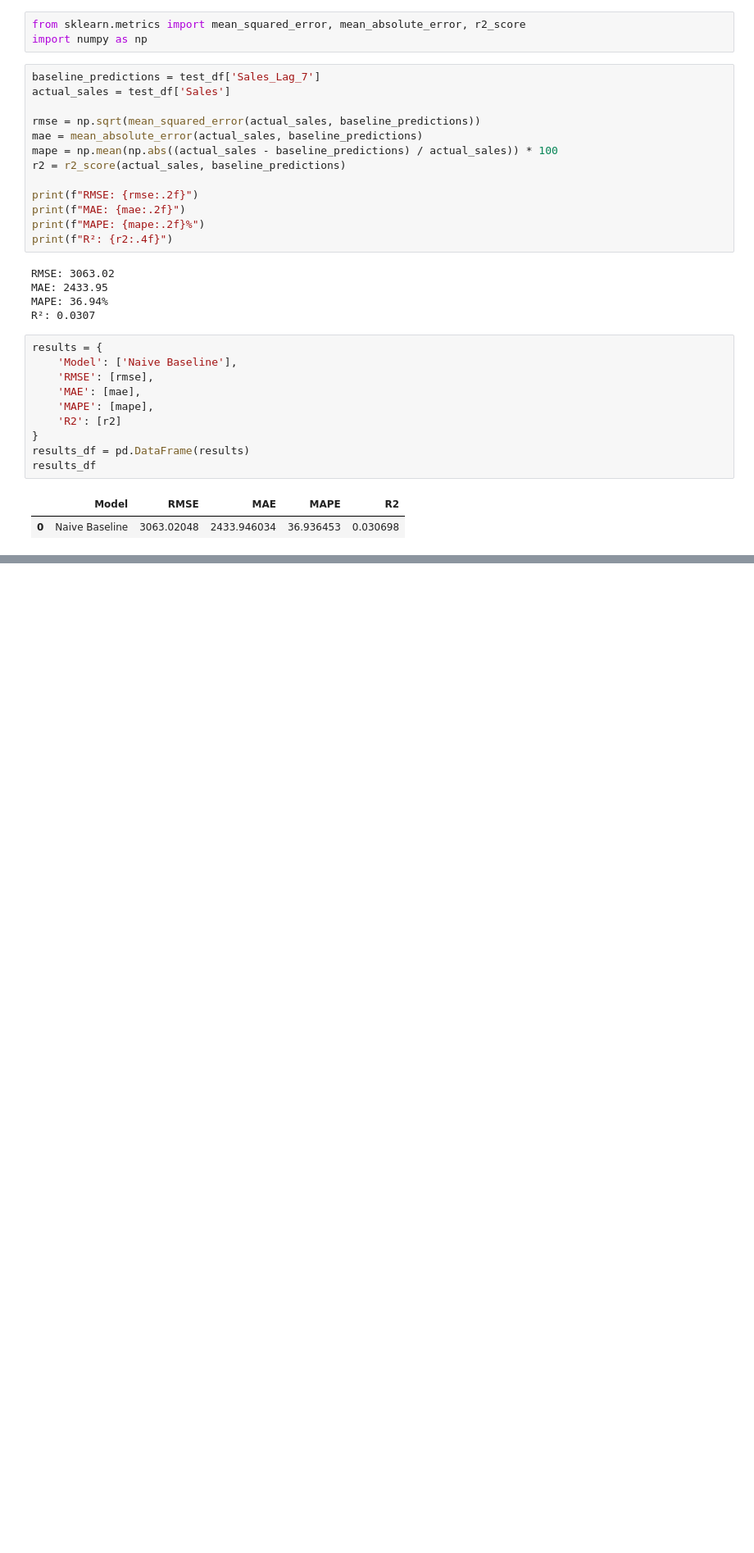
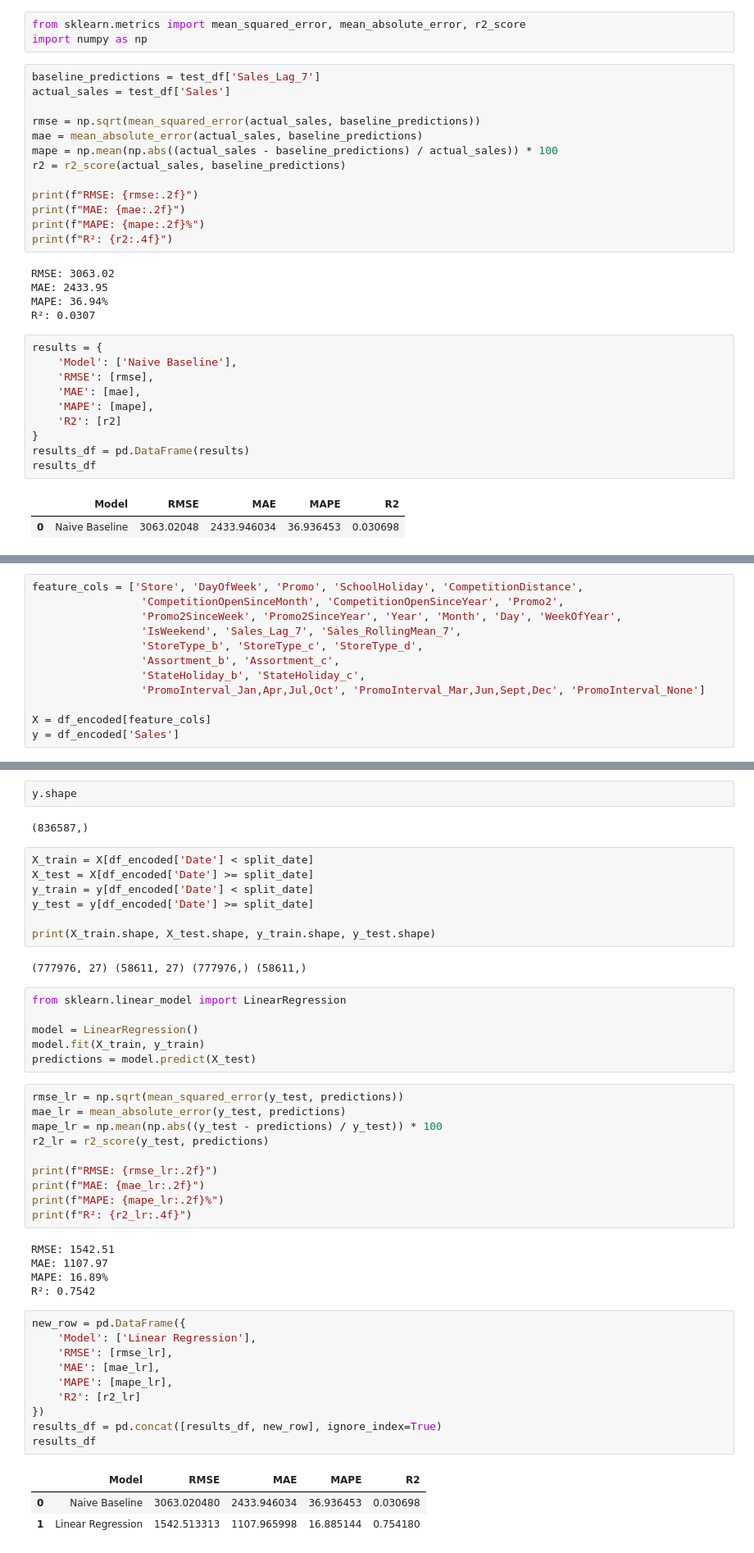
Before and after one commit to Sidhant-Jadhav/Sales_Prediction_Model, a Jupyter notebook: notebooks/exploration.ipynb, the cells around one changed output, grey strips where cells are left out. Shown at 82% size. Saved outputs shown, nothing was run; the diff lists cells and outputs as text; blank space fills up the shorter version.

Commit message:
Add categorical encoding and Linear Regression model with evaluation

```diff
--- a/notebooks/exploration.ipynb
+++ b/notebooks/exploration.ipynb
@@ -338,0 +362,12 @@ results_df
+# %%
+feature_cols = ['Store', 'DayOfWeek', 'Promo', 'SchoolHoliday', 'CompetitionDistance',
+                 'CompetitionOpenSinceMonth', 'CompetitionOpenSinceYear', 'Promo2',
+                 'Promo2SinceWeek', 'Promo2SinceYear', 'Year', 'Month', 'Day', 'WeekOfYear',
+                 'IsWeekend', 'Sales_Lag_7', 'Sales_RollingMean_7',
+                 'StoreType_b', 'StoreType_c', 'StoreType_d',
+                 'Assortment_b', 'Assortment_c',
+                 'StateHoliday_b', 'StateHoliday_c',
+                 'PromoInterval_Jan,Apr,Jul,Oct', 'PromoInterval_Mar,Jun,Sept,Dec', 'PromoInterval_None']
+
+X = df_encoded[feature_cols]
+y = df_encoded['Sales']
@@ -338,0 +378,48 @@ results_df
+# %%
+y.shape
+# %% [output]
+(836587,)
+# %%
+X_train = X[df_encoded['Date'] < split_date]
+X_test = X[df_encoded['Date'] >= split_date]
+y_train = y[df_encoded['Date'] < split_date]
+y_test = y[df_encoded['Date'] >= split_date]
+
+print(X_train.shape, X_test.shape, y_train.shape, y_test.shape)
+# %% [output]
+(777976, 27) (58611, 27) (777976,) (58611,)
+# %%
+from sklearn.linear_model import LinearRegression
+
+model = LinearRegression()
+model.fit(X_train, y_train)
+predictions = model.predict(X_test)
+# %%
+rmse_lr = np.sqrt(mean_squared_error(y_test, predictions))
+mae_lr = mean_absolute_error(y_test, predictions)
+mape_lr = np.mean(np.abs((y_test - predictions) / y_test)) * 100
+r2_lr = r2_score(y_test, predictions)
+
+print(f"RMSE: {rmse_lr:.2f}")
+print(f"MAE: {mae_lr:.2f}")
+print(f"MAPE: {mape_lr:.2f}%")
+print(f"R²: {r2_lr:.4f}")
+# %% [output]
+RMSE: 1542.51
+MAE: 1107.97
+MAPE: 16.89%
+R²: 0.7542
+# %%
+new_row = pd.DataFrame({
+    'Model': ['Linear Regression'],
+    'RMSE': [rmse_lr],
+    'MAE': [mae_lr],
+    'MAPE': [mape_lr],
+    'R2': [r2_lr]
+})
+results_df = pd.concat([results_df, new_row], ignore_index=True)
+results_df
+# %% [output]
+|  | Model | RMSE | MAE | MAPE | R2 |
+| 0 | Naive Baseline | 3063.020480 | 2433.946034 | 36.936453 | 0.030698 |
+| 1 | Linear Regression | 1542.513313 | 1107.965998 | 16.885144 | 0.754180 |
```
Also changed, not shown: parts of 3 cells of this notebook.
